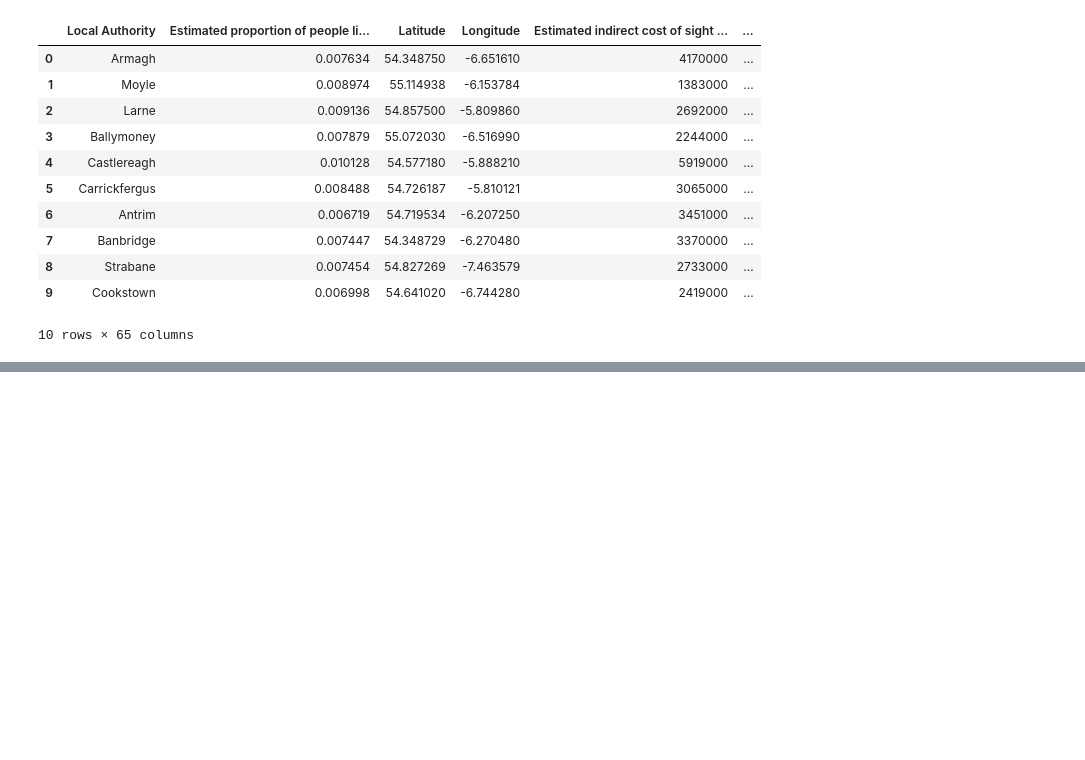
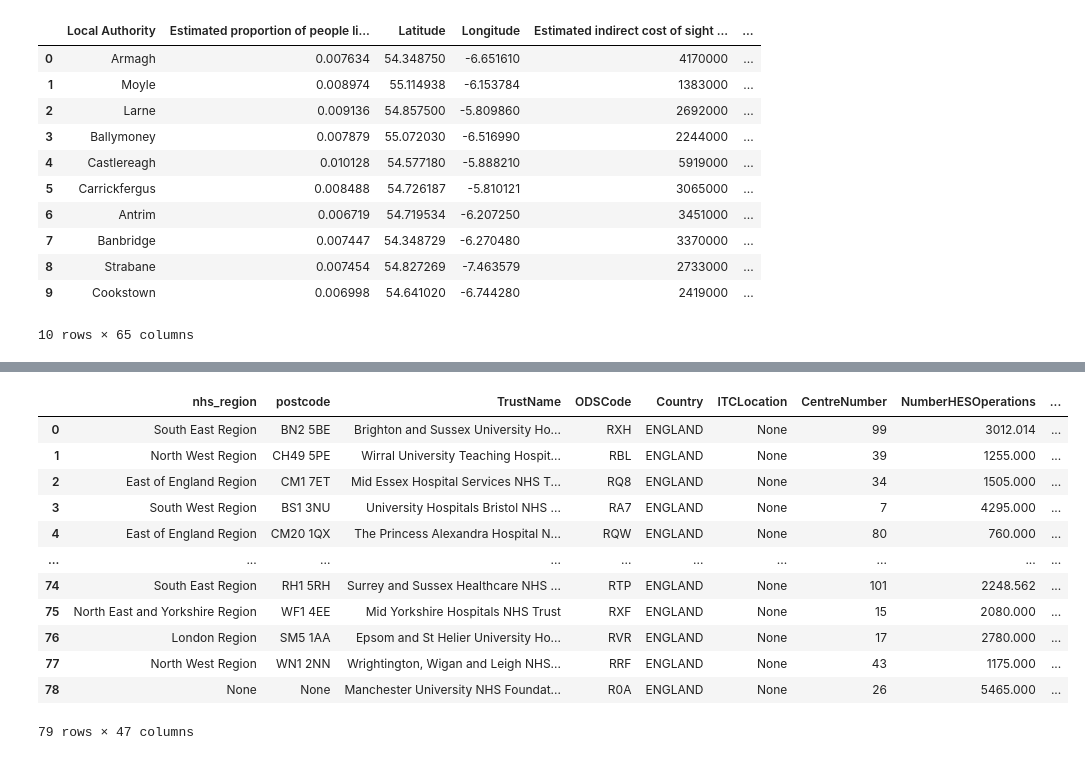
Before and after one commit to EdHodgkinson/nhscommissionimpossible, a Jupyter notebook: model/modelling.ipynb, the cells around one changed output, grey strips where cells are left out. Drawn from its saved outputs; the diff is of its cells as text; code cells hidden in the pictures; blank space fills up the shorter version.

Commit message:
added lat long

```diff
--- a/model/modelling.ipynb
+++ b/model/modelling.ipynb
@@ -121,0 +105,4 @@ duckdb.sql("""SELECT * FROM nhs_postcodes_2 WHERE post_code ILIKE 'TQ2'""")
+# %%
+pc_ll_csv = duckdb.read_csv('../data/cleansed/ons_postcodes_latlong.csv')
+pc_ll_df = duckdb.sql("""SELECT * FROM pc_ll_csv""")
+pc_ll_df.df()
@@ -122,6 +123,23 @@ duckdb.sql("""SELECT * FROM nhs_postcodes_2 WHERE post_code ILIKE 'TQ2'""")
 # %%
-export_df = duckdb.sql("""SELECT nhs_postcodes_2.nhs_region, pc_df.PostCode,  ncd_df.* FROM ncd_df
+export_df = duckdb.sql("""SELECT nhs_postcodes_2.nhs_region, pc_df.PostCode,  ncd_df.*, pc_ll_df.lat, pc_ll_df.long FROM ncd_df
     LEFT JOIN pc_df ON pc_df.hospitalcode = ncd_df.ODSCode
     LEFT JOIN nhs_postcodes_2 ON REPLACE(TRIM(UPPER(nhs_postcodes_2.post_code)),' ','') = REPLACE(TRIM(UPPER(pc_df.PostCode)),' ','')
+    LEFT JOIN pc_ll_df ON TRIM(nhs_postcodes_2.post_code) IN (pcd,pcd2)
         WHERE ncd_df.country = 'ENGLAND'
-        AND ncd_df.ODSCode NOT IN ('NTP','NPG','NYR')""")
+        AND ncd_df.ODSCode NOT IN ('NTP','NPG','NYR')
+                       """)
+export_df.df()
+# %% [output]
+|  | nhs_region | postcode | TrustName | ODSCode | Country | ITCLocation | CentreNumber | NumberHESOperations | ... |
+| 0 | South East Region | BN2 5BE | Brighton and Sussex University Ho... | RXH | ENGLAND | None | 99 | 3012.014 | ... |
+| 1 | North West Region | CH49 5PE | Wirral University Teaching Hospit... | RBL | ENGLAND | None | 39 | 1255.000 | ... |
+| 2 | East of England Region | CM1 7ET | Mid Essex Hospital Services NHS T... | RQ8 | ENGLAND | None | 34 | 1505.000 | ... |
+| 3 | South West Region | BS1 3NU | University Hospitals Bristol NHS ... | RA7 | ENGLAND | None | 7 | 4295.000 | ... |
+| 4 | East of England Region | CM20 1QX | The Princess Alexandra Hospital N... | RQW | ENGLAND | None | 80 | 760.000 | ... |
+| ... | ... | ... | ... | ... | ... | ... | ... | ... | ... |
+| 74 | South East Region | RH1 5RH | Surrey and Sussex Healthcare NHS ... | RTP | ENGLAND | None | 101 | 2248.562 | ... |
+| 75 | North East and Yorkshire Region | WF1 4EE | Mid Yorkshire Hospitals NHS Trust | RXF | ENGLAND | None | 15 | 2080.000 | ... |
+| 76 | London Region | SM5 1AA | Epsom and St Helier University Ho... | RVR | ENGLAND | None | 17 | 2780.000 | ... |
+| 77 | North West Region | WN1 2NN | Wrightington, Wigan and Leigh NHS... | RRF | ENGLAND | None | 43 | 1175.000 | ... |
+| 78 | None | None | Manchester University NHS Foundat... | R0A | ENGLAND | None | 26 | 5465.000 | ... |
+79 rows × 47 columns
```
Also changed, not shown: parts of 4 cells of this notebook, 6 other files.
